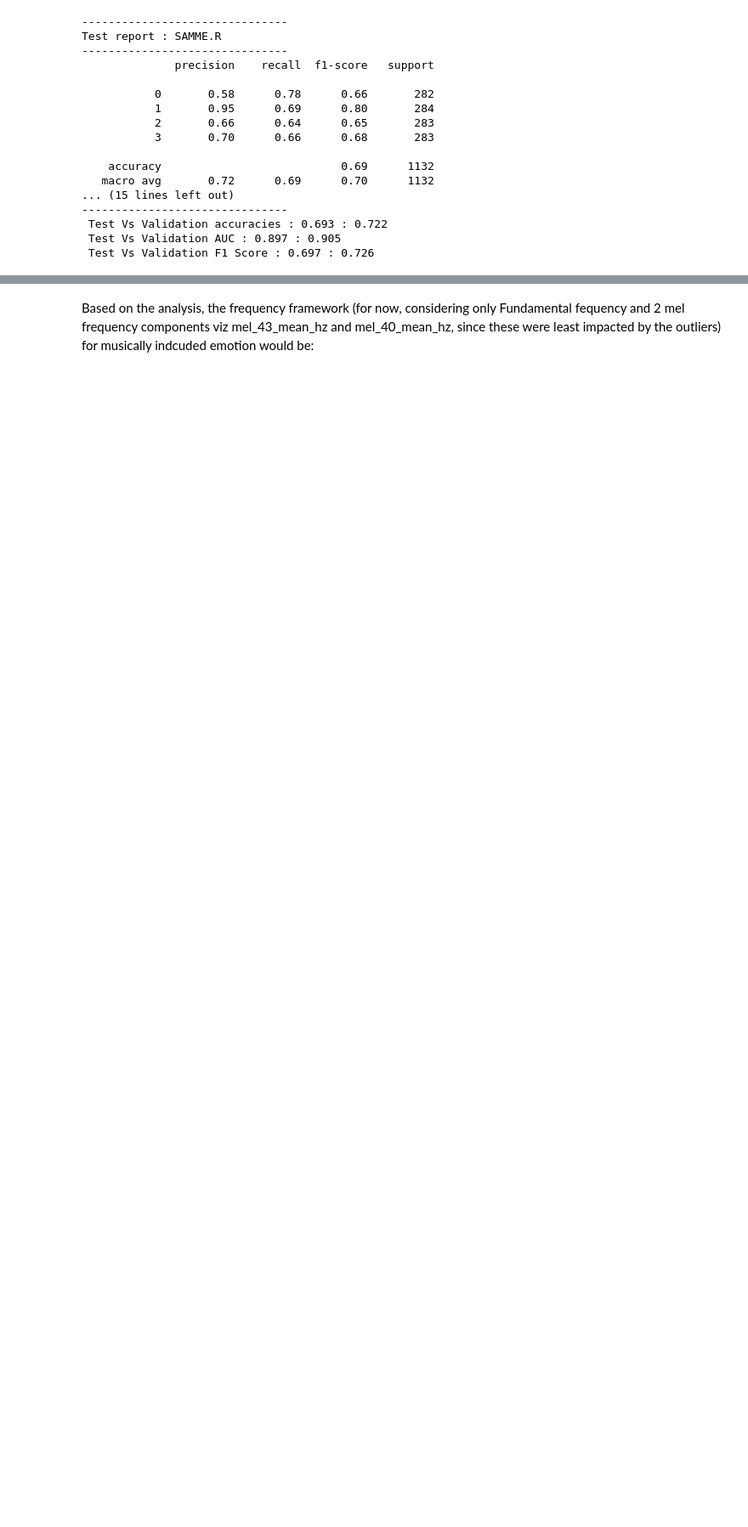
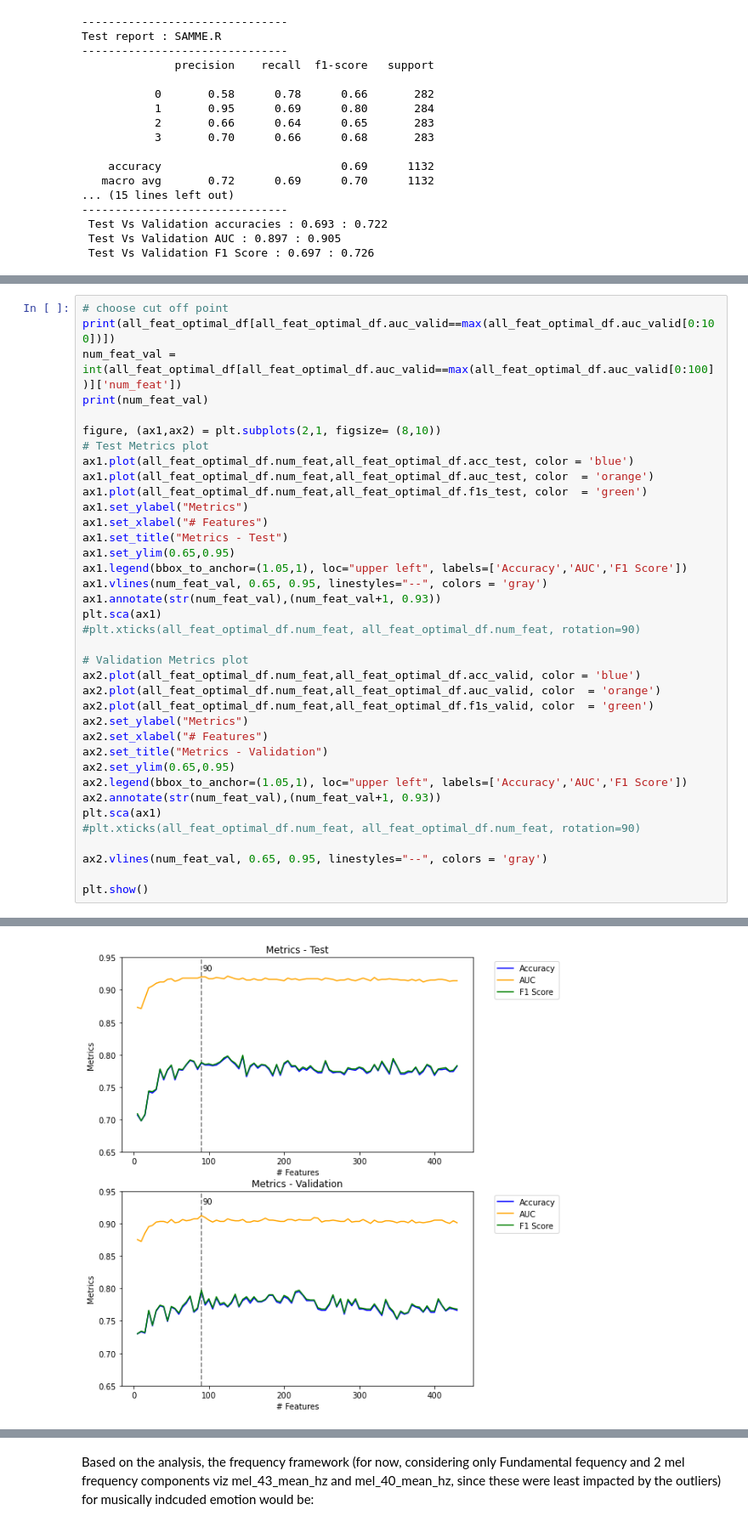
Before and after one commit to vinurajd/MER_Phd_Thesis, a Jupyter notebook: DS_1_Analysis-Adaboost-4 classes.ipynb, the cells around one changed output, grey strips where cells are left out. Shown: that part at 85% size. Saved outputs shown, nothing was run; the diff lists cells and outputs as text; blank space fills up the shorter version.

```diff
--- a/DS_1_Analysis-Adaboost-4 classes.ipynb
+++ b/DS_1_Analysis-Adaboost-4 classes.ipynb
@@ -822,0 +781,38 @@ pickle.dump(ab_clf, open(file_name,'wb'))
+# %%
+# choose cut off point
+print(all_feat_optimal_df[all_feat_optimal_df.auc_valid==max(all_feat_optimal_df.auc_valid[0:100])])
+num_feat_val = int(all_feat_optimal_df[all_feat_optimal_df.auc_valid==max(all_feat_optimal_df.auc_valid[0:100])]['num_feat'])
+print(num_feat_val)
+
+figure, (ax1,ax2) = plt.subplots(2,1, figsize= (8,10))
+# Test Metrics plot
+ax1.plot(all_feat_optimal_df.num_feat,all_feat_optimal_df.acc_test, color = 'blue')
+ax1.plot(all_feat_optimal_df.num_feat,all_feat_optimal_df.auc_test, color  = 'orange')
+ax1.plot(all_feat_optimal_df.num_feat,all_feat_optimal_df.f1s_test, color  = 'green')
+ax1.set_ylabel("Metrics")
+ax1.set_xlabel("# Features")
+ax1.set_title("Metrics - Test")
+ax1.set_ylim(0.65,0.95)
+ax1.legend(bbox_to_anchor=(1.05,1), loc="upper left", labels=['Accuracy','AUC','F1 Score'])
+ax1.vlines(num_feat_val, 0.65, 0.95, linestyles="--", colors = 'gray')
+ax1.annotate(str(num_feat_val),(num_feat_val+1, 0.93))
+plt.sca(ax1)
+#plt.xticks(all_feat_optimal_df.num_feat, all_feat_optimal_df.num_feat, rotation=90)
+
+# Validation Metrics plot
+ax2.plot(all_feat_optimal_df.num_feat,all_feat_optimal_df.acc_valid, color = 'blue')
+ax2.plot(all_feat_optimal_df.num_feat,all_feat_optimal_df.auc_valid, color  = 'orange')
+ax2.plot(all_feat_optimal_df.num_feat,all_feat_optimal_df.f1s_valid, color  = 'green')
+ax2.set_ylabel("Metrics")
+ax2.set_xlabel("# Features")
+ax2.set_title("Metrics - Validation")
+ax2.set_ylim(0.65,0.95)
+ax2.legend(bbox_to_anchor=(1.05,1), loc="upper left", labels=['Accuracy','AUC','F1 Score'])
+ax2.annotate(str(num_feat_val),(num_feat_val+1, 0.93))
+plt.sca(ax1)
+#plt.xticks(all_feat_optimal_df.num_feat, all_feat_optimal_df.num_feat, rotation=90)
+
+ax2.vlines(num_feat_val, 0.65, 0.95, linestyles="--", colors = 'gray')
+
+plt.show()
+# %% [output]
@@ -822,0 +825 @@ pickle.dump(ab_clf, open(file_name,'wb'))
+[figure, added]
```
Also changed, not shown: parts of 42 cells of this notebook, 3 other files.
